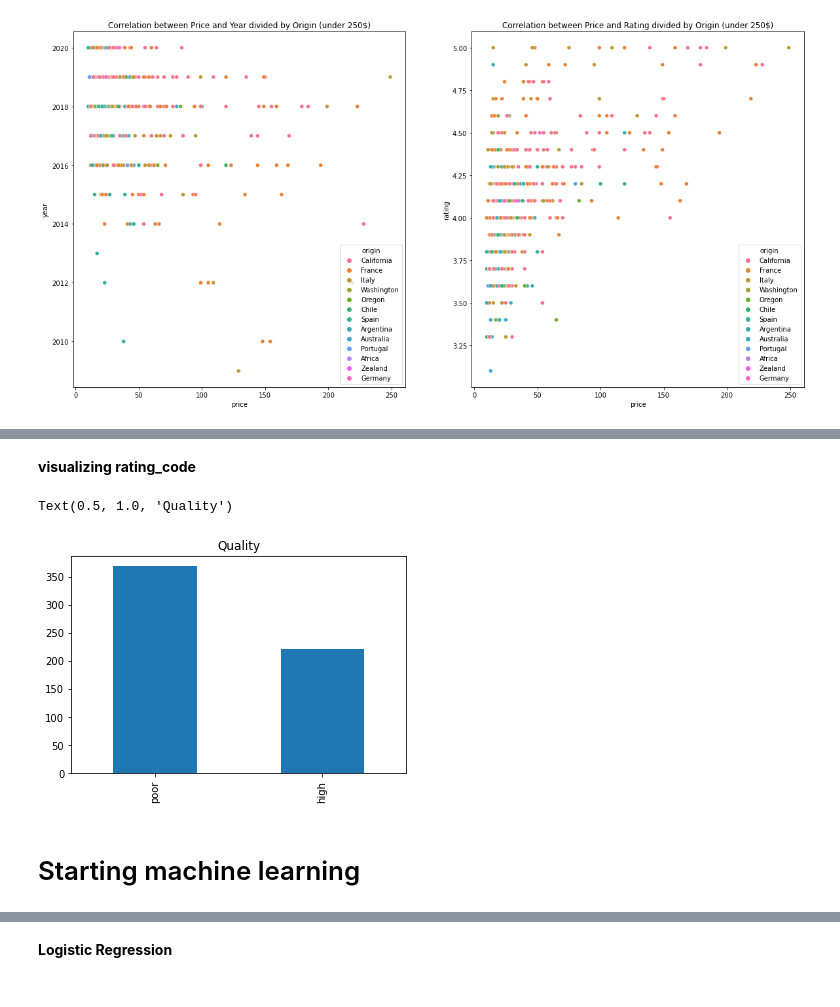
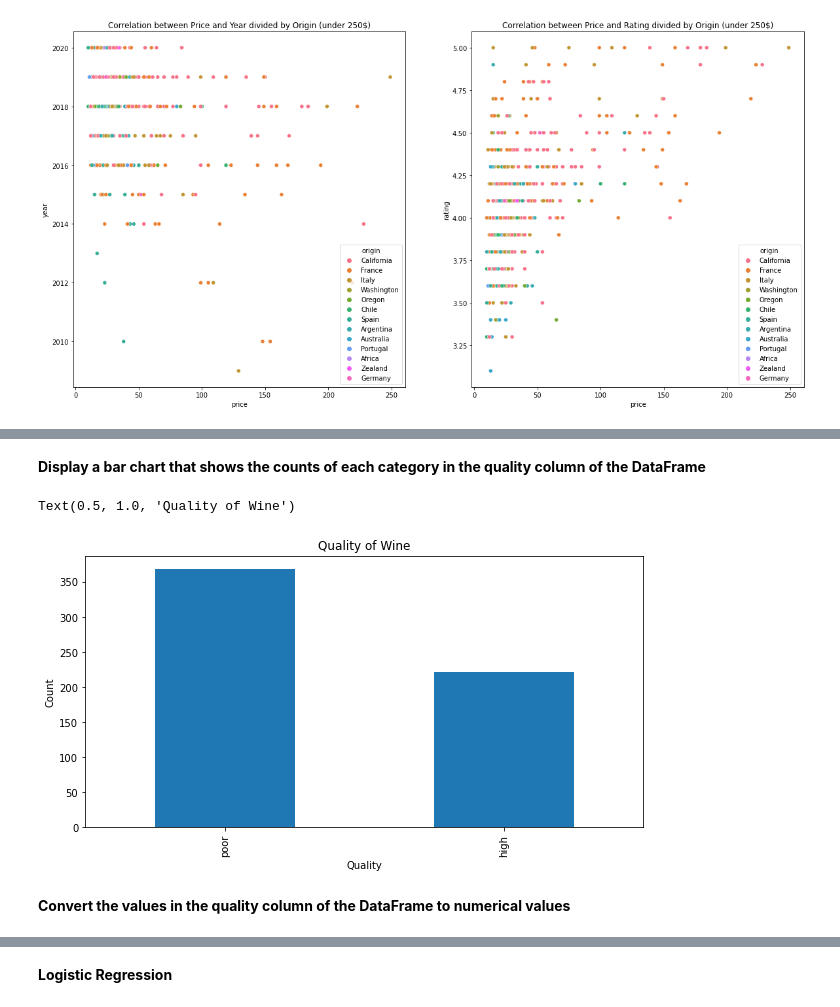
Before and after one commit to arielya10/Wine-Ranking-Prediction, a Jupyter notebook: Wine Ranking Prediction.ipynb, the cells around one changed output, grey strips where cells are left out. Drawn from its saved outputs; the diff is of its cells as text; code cells hidden in the pictures.

```diff
--- a/Wine Ranking Prediction.ipynb
+++ b/Wine Ranking Prediction.ipynb
@@ -178,6 +185,7 @@ df = df.drop_duplicates(subset=['product_name'])
 # %%
 df['varietal_code'] = df['varietal'].astype('category').cat.codes
 df['origin_code'] = df['origin'].astype('category').cat.codes
+df = df.reset_index(drop=True)
 df
 # %% [output]
 |  | product_name | year | varietal | origin | price | rating | rating_count | varietal_code | origin_code |
@@ -291,14 +420,16 @@ df
 591 rows × 10 columns
 # %% [markdown]
-**visualizing rating_code**
+**Display a bar chart that shows the counts of each category in the quality column of the DataFrame**
 # %%
-df['quality'].value_counts().plot.bar()
-df['quality'].value_counts()
-plt.title('Quality')
+df['quality'].value_counts().plot.bar(figsize=(10, 5))
+
+# add labels and a title
+plt.xlabel('Quality')
+plt.ylabel('Count')
+plt.title('Quality of Wine')
 # %% [output]
-Text(0.5, 1.0, 'Quality')
+Text(0.5, 1.0, 'Quality of Wine')
-[figure, old version]
+[figure, new version]
-# %% [markdown]
-
-# Starting machine learning
+# %% [markdown]
+**Convert the values in the quality column of the DataFrame to numerical values**
 # %%
```
Also changed, not shown: parts of 67 cells of this notebook.
